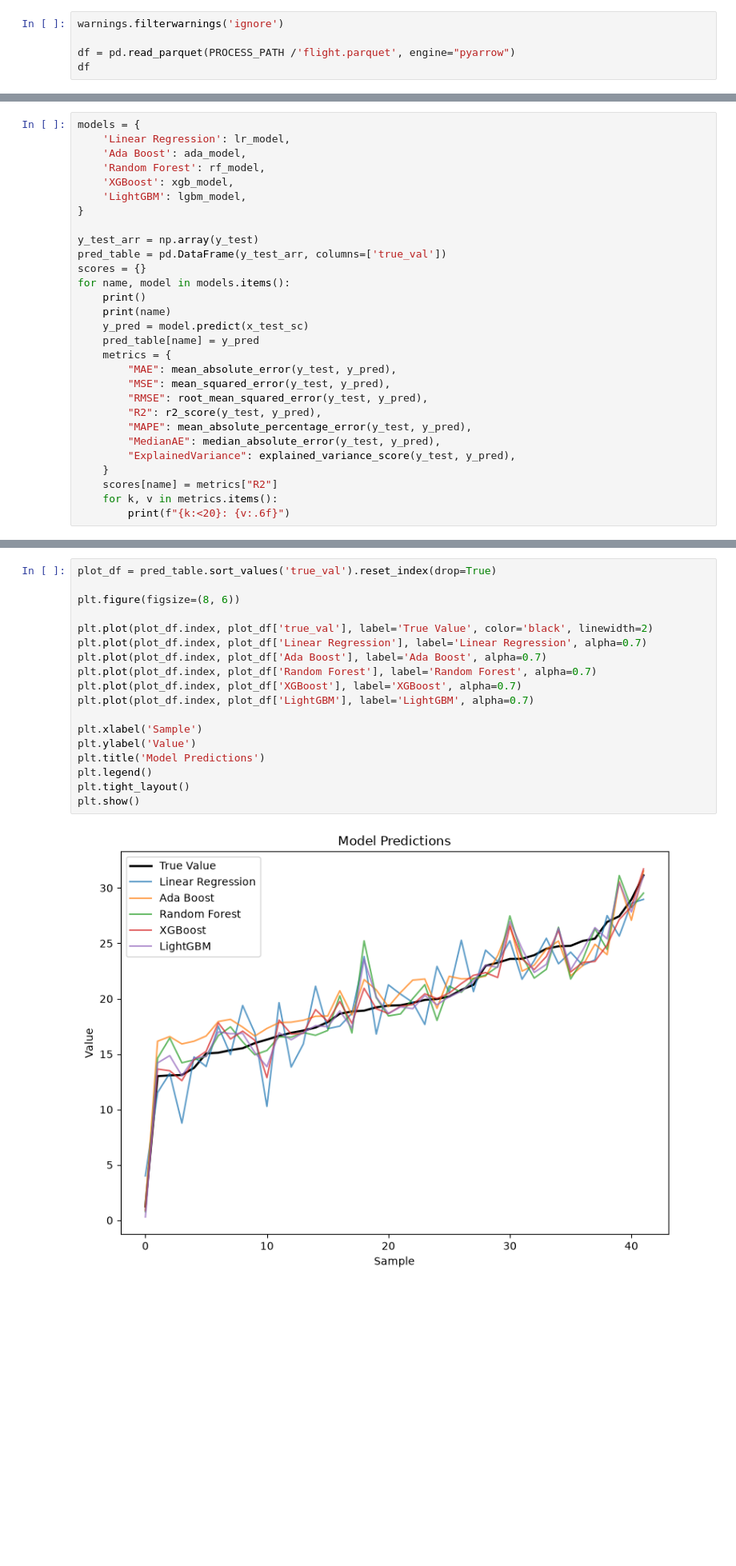
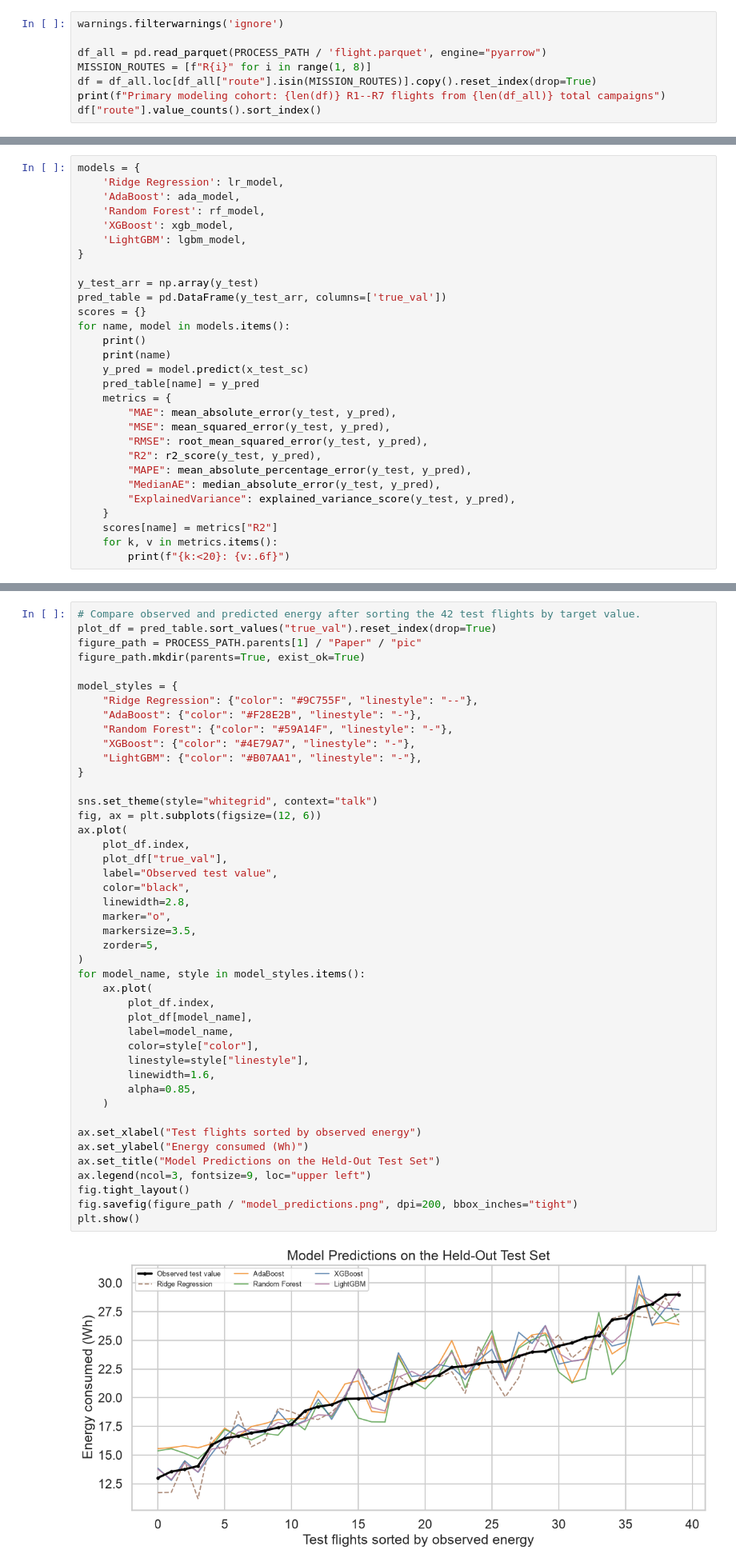
Before and after one commit to luunguyentankhai/Drone-Power-predict, a Jupyter notebook: eda/train.ipynb, the cells around one changed output, grey strips where cells are left out. Shown at 80% size. Drawn from its saved outputs; the diff is of its cells as text; blank space fills up the shorter version.

```diff
--- a/eda/train.ipynb
+++ b/eda/train.ipynb
@@ -31,6 +31,9 @@ from src.config.path import PROCESS_PATH, MODEL_PATH
 # %%
 warnings.filterwarnings('ignore')
 
-df = pd.read_parquet(PROCESS_PATH /'flight.parquet', engine="pyarrow")
-df
+df_all = pd.read_parquet(PROCESS_PATH / 'flight.parquet', engine="pyarrow")
+MISSION_ROUTES = [f"R{i}" for i in range(1, 8)]
+df = df_all.loc[df_all["route"].isin(MISSION_ROUTES)].copy().reset_index(drop=True)
+print(f"Primary modeling cohort: {len(df)} R1--R7 flights from {len(df_all)} total campaigns")
+df["route"].value_counts().sort_index()
 # %% [output]
@@ -154,8 +156,8 @@ LGBMRegressor(bagging_fraction=0.780781190745964,
               verbose=-1)
 # %%
 models = {
-    'Linear Regression': lr_model,
-    'Ada Boost': ada_model,
+    'Ridge Regression': lr_model,
+    'AdaBoost': ada_model,
     'Random Forest': rf_model,
     'XGBoost': xgb_model,
     'LightGBM': lgbm_model,
@@ -222,23 +224,49 @@ pred_table
 # %%
-plot_df = pred_table.sort_values('true_val').reset_index(drop=True)
+# Compare observed and predicted energy after sorting the 42 test flights by target value.
+plot_df = pred_table.sort_values("true_val").reset_index(drop=True)
+figure_path = PROCESS_PATH.parents[1] / "Paper" / "pic"
+figure_path.mkdir(parents=True, exist_ok=True)
 
-plt.figure(figsize=(8, 6))
+model_styles = {
+    "Ridge Regression": {"color": "#9C755F", "linestyle": "--"},
+    "AdaBoost": {"color": "#F28E2B", "linestyle": "-"},
+    "Random Forest": {"color": "#59A14F", "linestyle": "-"},
+    "XGBoost": {"color": "#4E79A7", "linestyle": "-"},
+    "LightGBM": {"color": "#B07AA1", "linestyle": "-"},
+}
 
-plt.plot(plot_df.index, plot_df['true_val'], label='True Value', color='black', linewidth=2)
-plt.plot(plot_df.index, plot_df['Linear Regression'], label='Linear Regression', alpha=0.7)
-plt.plot(plot_df.index, plot_df['Ada Boost'], label='Ada Boost', alpha=0.7)
-plt.plot(plot_df.index, plot_df['Random Forest'], label='Random Forest', alpha=0.7)
-plt.plot(plot_df.index, plot_df['XGBoost'], label='XGBoost', alpha=0.7)
-plt.plot(plot_df.index, plot_df['LightGBM'], label='LightGBM', alpha=0.7)
+sns.set_theme(style="whitegrid", context="talk")
+fig, ax = plt.subplots(figsize=(12, 6))
+ax.plot(
+    plot_df.index,
+    plot_df["true_val"],
+    label="Observed test value",
+    color="black",
+    linewidth=2.8,
+    marker="o",
+    markersize=3.5,
+    zorder=5,
+)
+for model_name, style in model_styles.items():
+    ax.plot(
+        plot_df.index,
+        plot_df[model_name],
+        label=model_name,
+        color=style["color"],
+        linestyle=style["linestyle"],
+        linewidth=1.6,
+        alpha=0.85,
+    )
 
-plt.xlabel('Sample')
-plt.ylabel('Value')
-plt.title('Model Predictions')
-plt.legend()
-plt.tight_layout()
+ax.set_xlabel("Test flights sorted by observed energy")
+ax.set_ylabel("Energy consumed (Wh)")
+ax.set_title("Model Predictions on the Held-Out Test Set")
+ax.legend(ncol=3, fontsize=9, loc="upper left")
+fig.tight_layout()
+fig.savefig(figure_path / "model_predictions.png", dpi=200, bbox_inches="tight")
 plt.show()
 # %% [output]
-[figure, old version]
+[figure, new version]
 # %% [markdown]
 ## 2. Kiểm tra tính đơn điệu theo payload (bắt buộc trước khi binary search)
 
```
Also changed, not shown: parts of 12 cells of this notebook, 4 other files.
